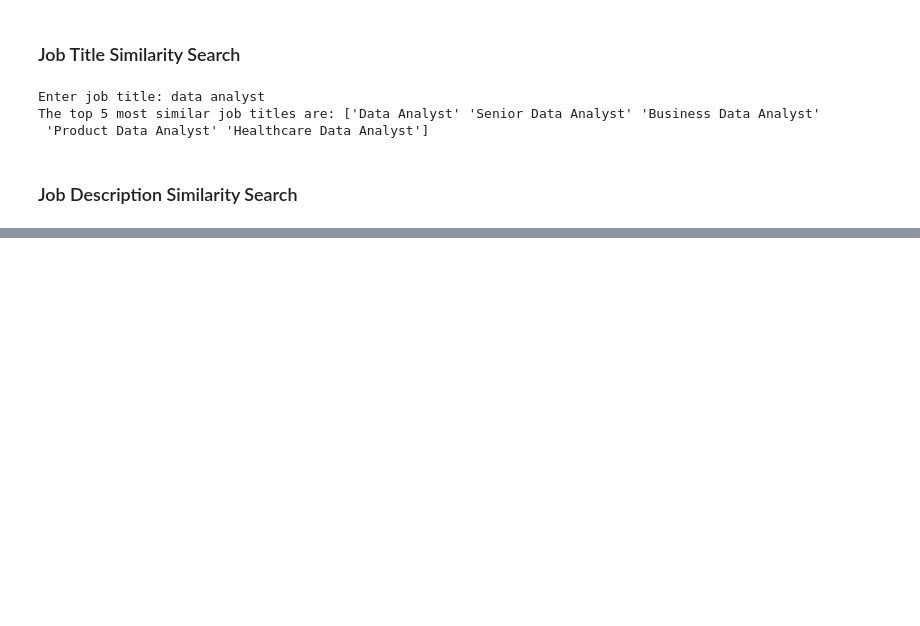
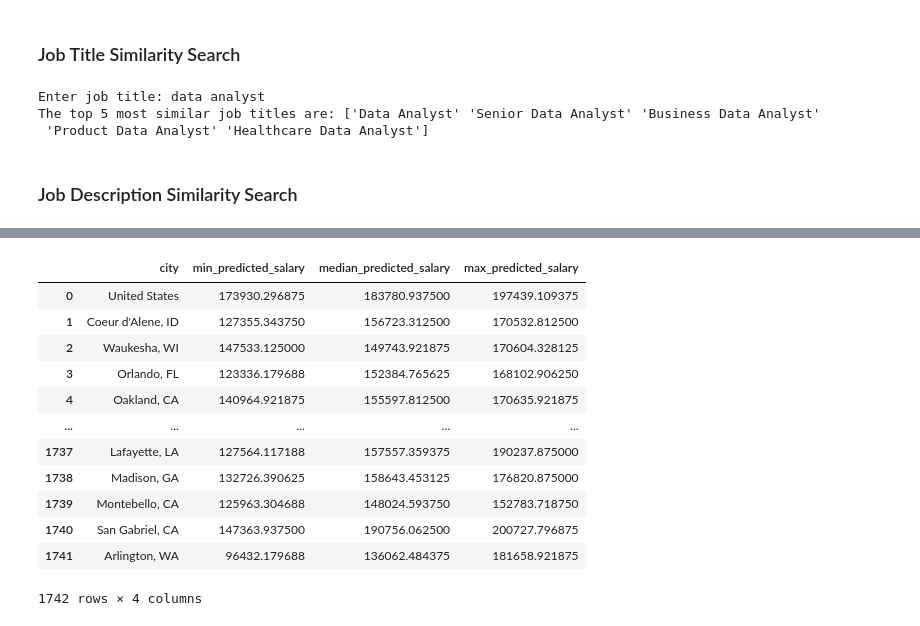
Before and after one commit to WesleyDickens/Salary-Prediction, a Jupyter notebook: Regressors.ipynb, the cells around one changed output, grey strips where cells are left out. Drawn from its saved outputs; the diff is of its cells as text; code cells hidden in the pictures; blank space fills up the shorter version.

```diff
--- a/Regressors.ipynb
+++ b/Regressors.ipynb
@@ -305,0 +234,53 @@ The top 5 most related job titles are: ['Data Analyst', 'Senior Data Engineer',
+# %%
+med_salary_model, _, _, _, _ = train_salary_model('med_salary')
+min_salary_model, _, _, _, _ = train_salary_model('min_salary')
+max_salary_model, _, _, _, _ = train_salary_model('max_salary')
+
+city_salaries_df = pd.DataFrame(columns=['city', 'min_predicted_salary', 'median_predicted_salary', 'max_predicted_salary'])
+
+# Example user input
+for location in jobs_cleaned['location'].unique():
+    user_input = {
+        'title_enc': ['Data Scientist'],
+        'location_enc': [f'{location}'],
+        'skill_name_enc': ['Information Technology'],
+        'formatted_experience_level_enc': ['Mid-Senior level']
+    }
+
+    user_input_df = pd.DataFrame(user_input)
+
+    user_input_df['title_enc'] = title_encoder.transform(user_input_df['title_enc'])
+    user_input_df['location_enc'] = location_encoder.transform(user_input_df['location_enc'])
+    user_input_df['skill_name_enc'] = skill_name_encoder.transform(user_input_df['skill_name_enc'])
+    user_input_df['formatted_experience_level_enc'] = experience_level_encoder.transform(user_input_df['formatted_experience_level_enc'])
+
+    # Predict the salary for the user input
+    city = location
+    min_predicted_salary = min_salary_model.predict(user_input_df)
+    median_predicted_salary = med_salary_model.predict(user_input_df)
+    max_predicted_salary = max_salary_model.predict(user_input_df)
+
+    temp_df = pd.DataFrame({
+        'city': [city],
+        'min_predicted_salary': min_predicted_salary,
+        'median_predicted_salary': median_predicted_salary,
+        'max_predicted_salary': max_predicted_salary
+    })
+
+    city_salaries_df = pd.concat([city_salaries_df, temp_df], ignore_index=True)
+# %%
+city_salaries_df
+# %% [output]
+|  | city | min_predicted_salary | median_predicted_salary | max_predicted_salary |
+| 0 | United States | 173930.296875 | 183780.937500 | 197439.109375 |
+| 1 | Coeur d'Alene, ID | 127355.343750 | 156723.312500 | 170532.812500 |
+| 2 | Waukesha, WI | 147533.125000 | 149743.921875 | 170604.328125 |
+| 3 | Orlando, FL | 123336.179688 | 152384.765625 | 168102.906250 |
+| 4 | Oakland, CA | 140964.921875 | 155597.812500 | 170635.921875 |
+| ... | ... | ... | ... | ... |
+| 1737 | Lafayette, LA | 127564.117188 | 157557.359375 | 190237.875000 |
+| 1738 | Madison, GA | 132726.390625 | 158643.453125 | 176820.875000 |
+| 1739 | Montebello, CA | 125963.304688 | 148024.593750 | 152783.718750 |
+| 1740 | San Gabriel, CA | 147363.937500 | 190756.062500 | 200727.796875 |
+| 1741 | Arlington, WA | 96432.179688 | 136062.484375 | 181658.921875 |
+1742 rows × 4 columns
```
Also changed, not shown: parts of 8 cells of this notebook, 3 other files.
